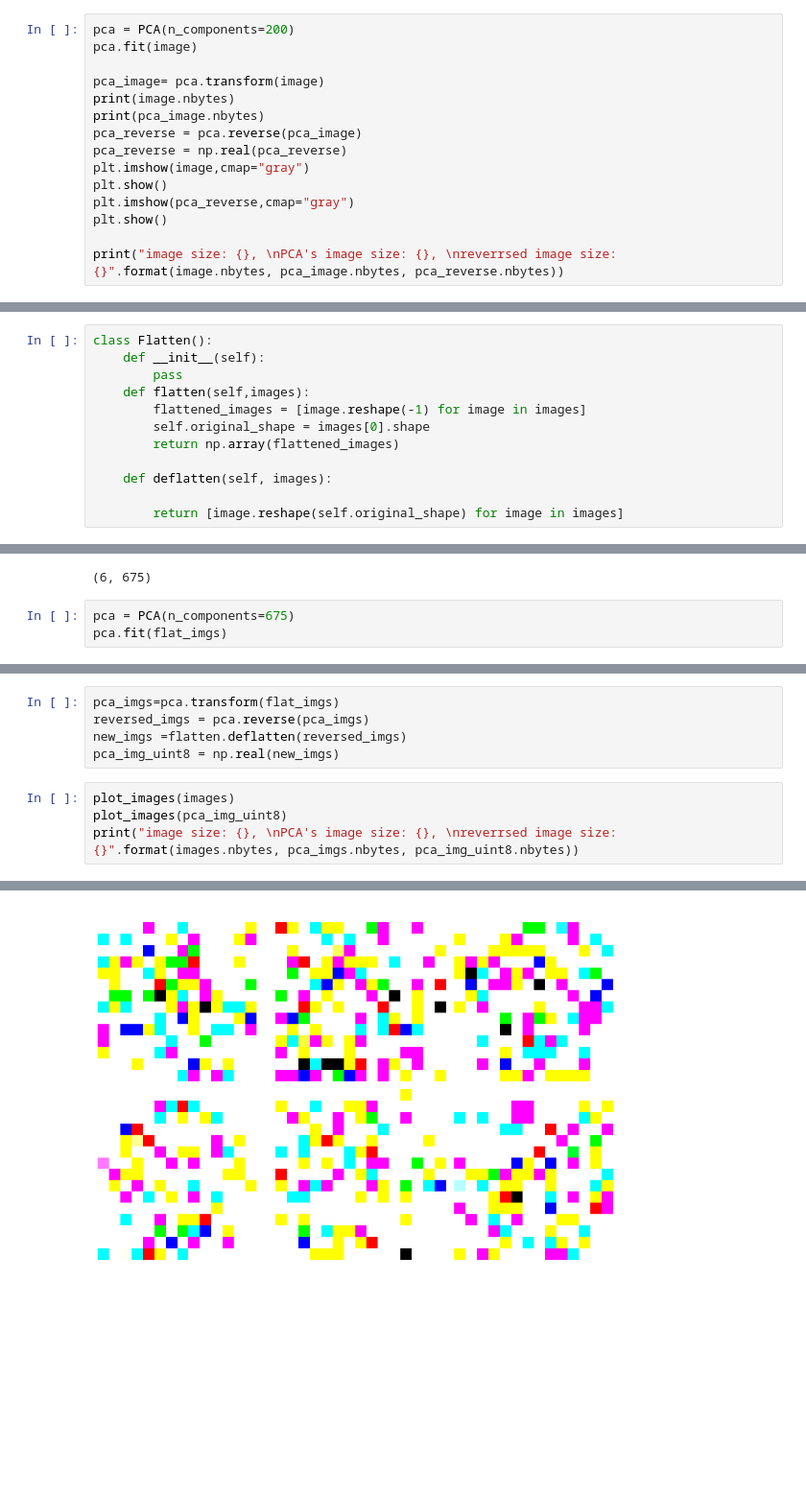
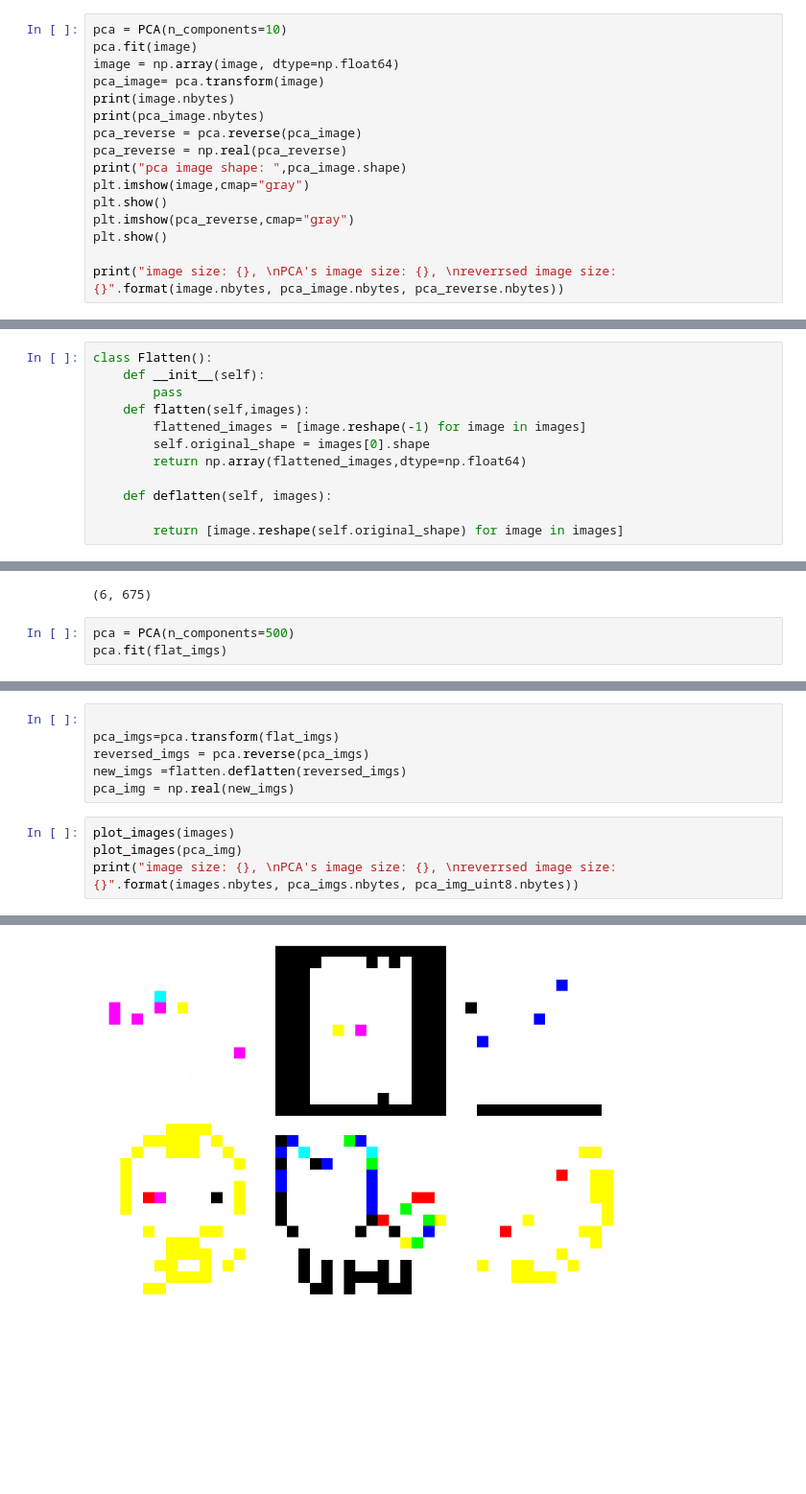
Before and after one commit to MagdiWaleed/assignments, a Jupyter notebook: GAN/PCA.ipynb, the cells around one changed output, grey strips where cells are left out. Shown at 96% size. Drawn from its saved outputs; the diff is of its cells as text.

```diff
--- a/GAN/PCA.ipynb
+++ b/GAN/PCA.ipynb
@@ -89,14 +90,15 @@ image.shape
 # %% [output]
 (500, 500)
 # %%
-pca = PCA(n_components=200)
+pca = PCA(n_components=10)
 pca.fit(image)
-
+image = np.array(image, dtype=np.float64)
 pca_image= pca.transform(image)
 print(image.nbytes)
 print(pca_image.nbytes)
 pca_reverse = pca.reverse(pca_image)
 pca_reverse = np.real(pca_reverse)
+print("pca image shape: ",pca_image.shape)
 plt.imshow(image,cmap="gray")
 plt.show()
 plt.imshow(pca_reverse,cmap="gray")
@@ -122,7 +143,7 @@ class Flatten():
     def flatten(self,images):
         flattened_images = [image.reshape(-1) for image in images]
         self.original_shape = images[0].shape
-        return np.array(flattened_images)
+        return np.array(flattened_images,dtype=np.float64)
 
     def deflatten(self, images):
 
@@ -170,5 +191,5 @@ flat_imgs.shape
 # %% [output]
 (6, 675)
 # %%
-pca = PCA(n_components=675)
+pca = PCA(n_components=500)
 pca.fit(flat_imgs)
@@ -175,19 +214,20 @@ pca.fit(flat_imgs)
 # %%
+
 pca_imgs=pca.transform(flat_imgs)
 reversed_imgs = pca.reverse(pca_imgs)
 new_imgs =flatten.deflatten(reversed_imgs)
-pca_img_uint8 = np.real(new_imgs)
+pca_img = np.real(new_imgs)
 # %%
 plot_images(images)
-plot_images(pca_img_uint8)
+plot_images(pca_img)
 print("image size: {}, \nPCA's image size: {}, \nreverrsed image size: {}".format(images.nbytes, pca_imgs.nbytes, pca_img_uint8.nbytes))
 # %% [output]
 [figure]
 Clipping input data to the valid range for imshow with RGB data ([0..1] for floats or [0..255] for integers).
 Clipping input data to the valid range for imshow with RGB data ([0..1] for floats or [0..255] for integers).
 Clipping input data to the valid range for imshow with RGB data ([0..1] for floats or [0..255] for integers).
 Clipping input data to the valid range for imshow with RGB data ([0..1] for floats or [0..255] for integers).
 Clipping input data to the valid range for imshow with RGB data ([0..1] for floats or [0..255] for integers).
 Clipping input data to the valid range for imshow with RGB data ([0..1] for floats or [0..255] for integers).
-[figure, old version]
+[figure, new version]
 image size: 4050,
```
Also changed, not shown: parts of 5 cells of this notebook.
